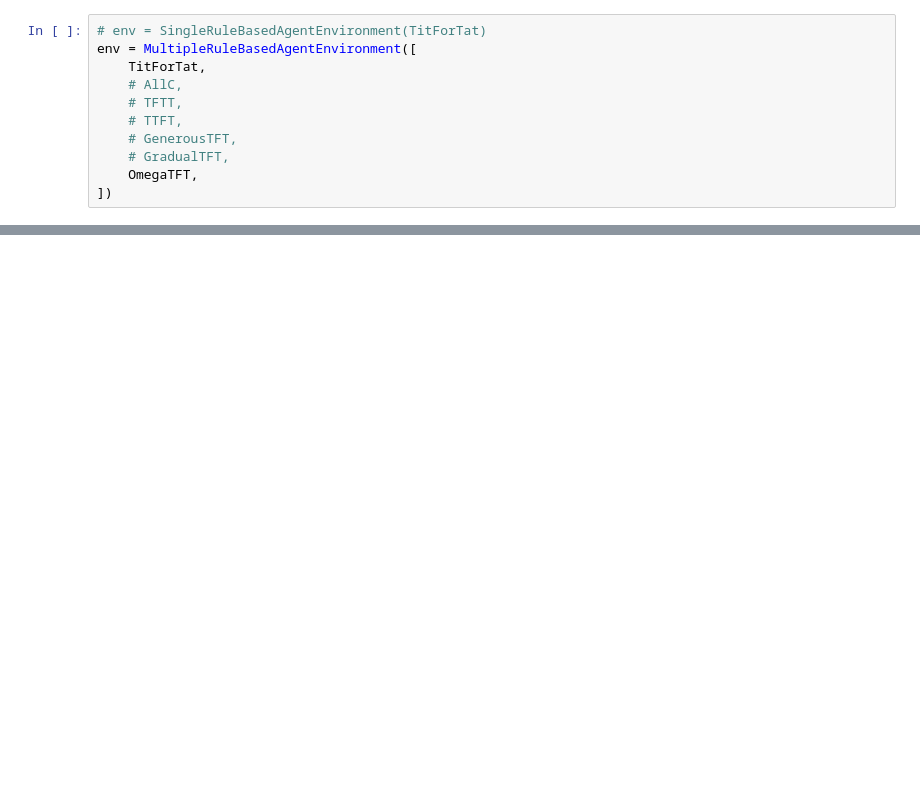
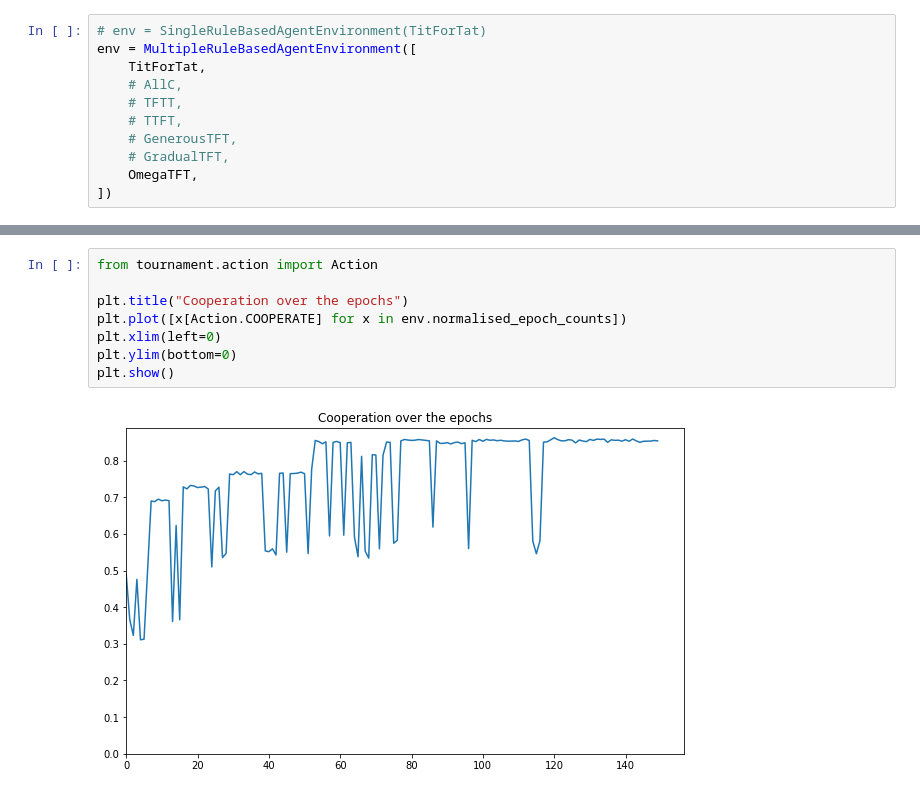
Before and after one commit to UCL-COMP0031-2022-Project-10/tournament, a Jupyter notebook: tabular-training-1.ipynb, the cells around one changed output, grey strips where cells are left out. Drawn from its saved outputs; the diff is of its cells as text; blank space fills up the shorter version.

```diff
--- a/tabular-training-1.ipynb
+++ b/tabular-training-1.ipynb
@@ -128,3 +121,13 @@ plt.show()
+# %%
+from tournament.action import Action
+
+plt.title("Cooperation over the epochs")
+plt.plot([x[Action.COOPERATE] for x in env.normalised_epoch_counts])
+plt.xlim(left=0)
+plt.ylim(bottom=0)
+plt.show()
+# %% [output]
+[figure, added]
 # %%
 tournament = RoundRobinTournament(AGENTS, [agent])
 
```
Also changed, not shown: parts of 9 cells of this notebook, 1 other file.
